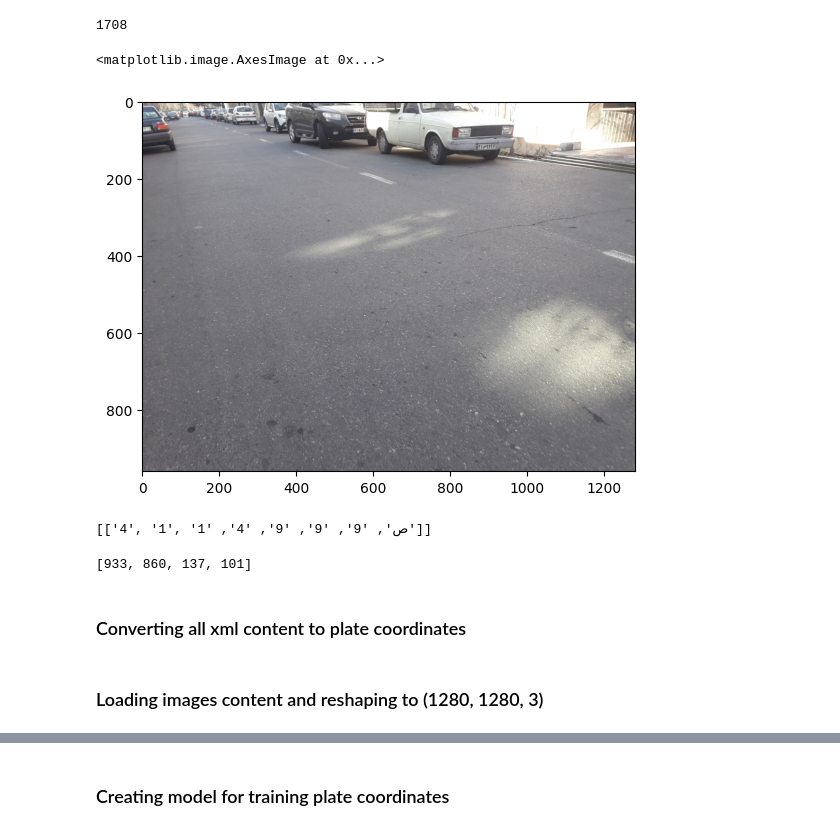
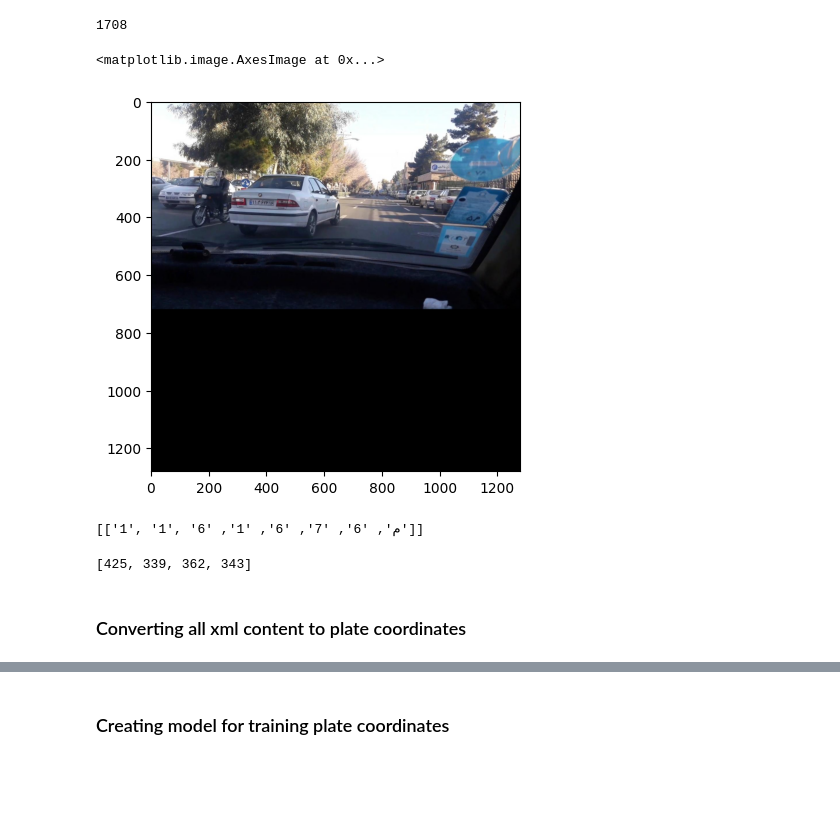
Before and after one commit to ahmadmolla1995/Quera_Bootcamp_Final_Project, a Jupyter notebook: Question1/Plate_Bluring.ipynb, the cells around one changed output, grey strips where cells are left out. Cells and saved outputs as stored; diff of their text form; code cells hidden in the pictures; blank space fills up the shorter version.

Commit message:
some changes in image normalization and resizing

```diff
--- a/Question1/Plate_Bluring.ipynb
+++ b/Question1/Plate_Bluring.ipynb
@@ -466,18 +415,18 @@ len(label_files)
 # %% [output]
 1708
 # %%
-plt.imshow(plt.imread(validation_folder + image_files[0]))
+plt.imshow(plt.imread('validation_dataset/validation_resized_image/' + image_files[48]))
 # %% [output]
 <matplotlib.image.AxesImage at 0x...>
-[figure, old version]
+[figure, new version]
 # %%
-extract_plate_numbers(os.path.join(validation_folder, label_files[0]))
+extract_plate_numbers(os.path.join(validation_folder, label_files[48]))
 # %% [output]
-[['4', '1', 'ص', '9', '9', '9', '4', '1']]
+[['1', '1', 'م', '6', '7', '6', '1', '6']]
 # %%
-extract_plate_coordinates(os.path.join(validation_folder, label_files[0]))
+extract_plate_coordinates(os.path.join(validation_folder, label_files[48]))
 # %% [output]
-[933, 860, 137, 101]
+[425, 339, 362, 343]
 # %% [markdown]
 ### Converting all xml content to plate coordinates
 # %%
@@ -486,5 +435,3 @@ validation_labels = []
 for i in range(len(label_files)):
     plate = extract_plate_coordinates(os.path.join(validation_folder, label_files[i]))
     validation_labels.append(plate)
-# %% [markdown]
-### Loading images content and reshaping to (1280, 1280, 3)
```
Also changed, not shown: parts of 31 cells of this notebook.
